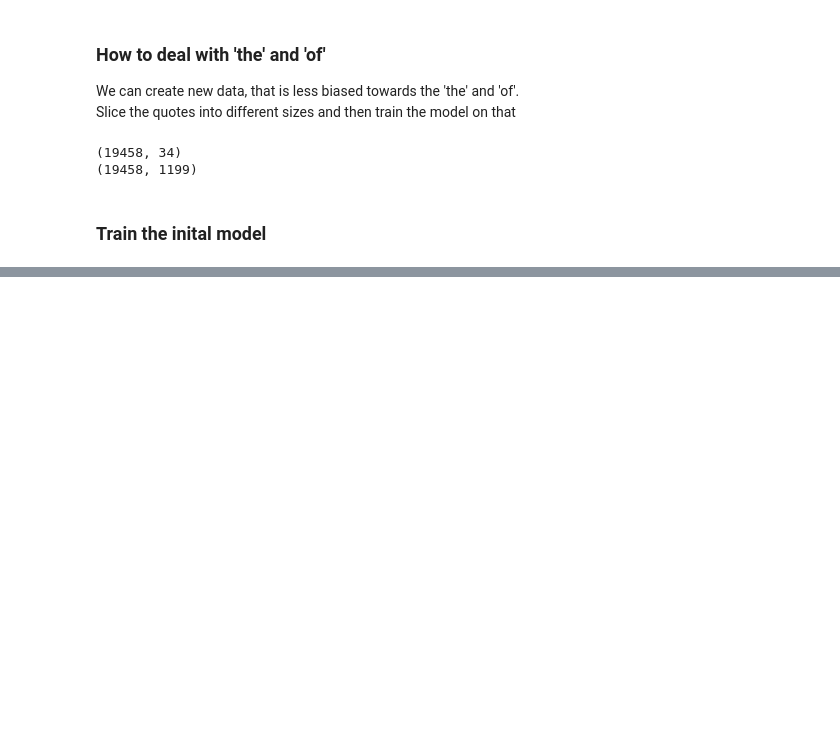
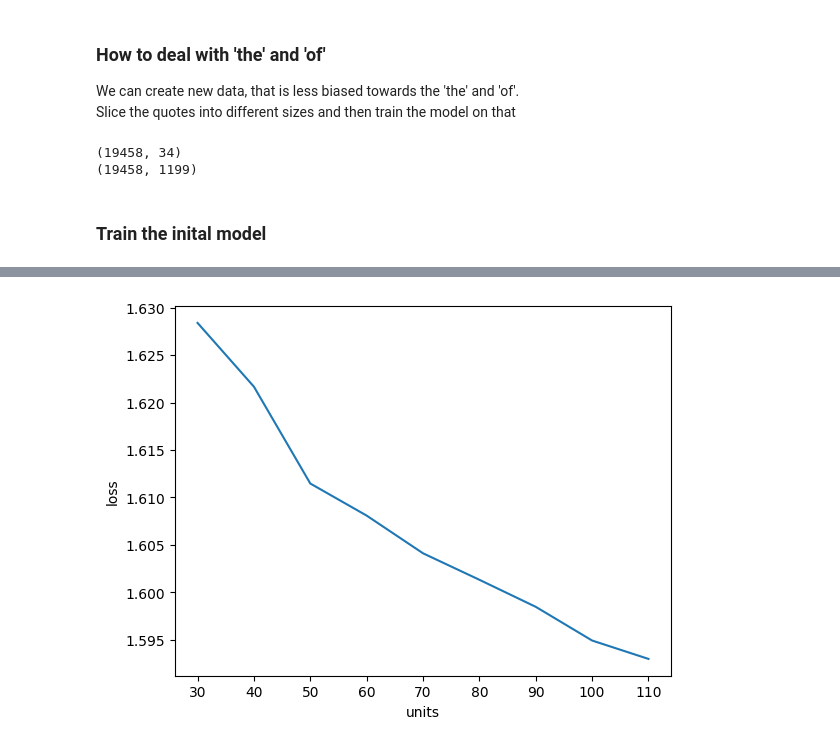
Before and after one commit to jeffpatel71/CNN-Fruits-RNN-Word, a Jupyter notebook: RNN/RNN.ipynb, the cells around one changed output, grey strips where cells are left out. Cells and saved outputs as stored; diff of their text form; code cells hidden in the pictures; blank space fills up the shorter version.

```diff
--- a/RNN/RNN.ipynb
+++ b/RNN/RNN.ipynb
@@ -114,5 +133,12 @@ def first_model():
 
 model = first_model()
 history = model.fit(
-    X, labels_encoded, batch_size=128, epochs=100, verbose=1, shuffle=True
+    X,
+    labels_encoded,
+    batch_size=128,
+    epochs=100,
+    verbose=1,
+    shuffle=True,
+    callbacks=[keras.callbacks.EarlyStopping(monitor="loss", patience=3),
+               keras.callbacks.ModelCheckpoint(filepath="base_model_rnn.h5", monitor="loss", save_best_only=True)]
 )
@@ -175,0 +249,10 @@ results = grid_search(units, batch_sizes, number_layers)
+# %%
+results = []
+for i in range(30,120,10):
+    history_layers = tune_model_LSTM(i)
+    results.append({
+            "units": i,
+            "loss": min(history_layers.history["loss"]),
+            "accuracy": max(history_layers.history["accuracy"]),
+        })
+results_units = pd.DataFrame(results)
@@ -175,0 +277,5 @@ results = grid_search(units, batch_sizes, number_layers)
+# %%
+sns.lineplot(x='units', y="loss", data=results_units)
+plt.show()
+# %% [output]
+[figure, added]
```
Also changed, not shown: parts of 12 cells of this notebook.
